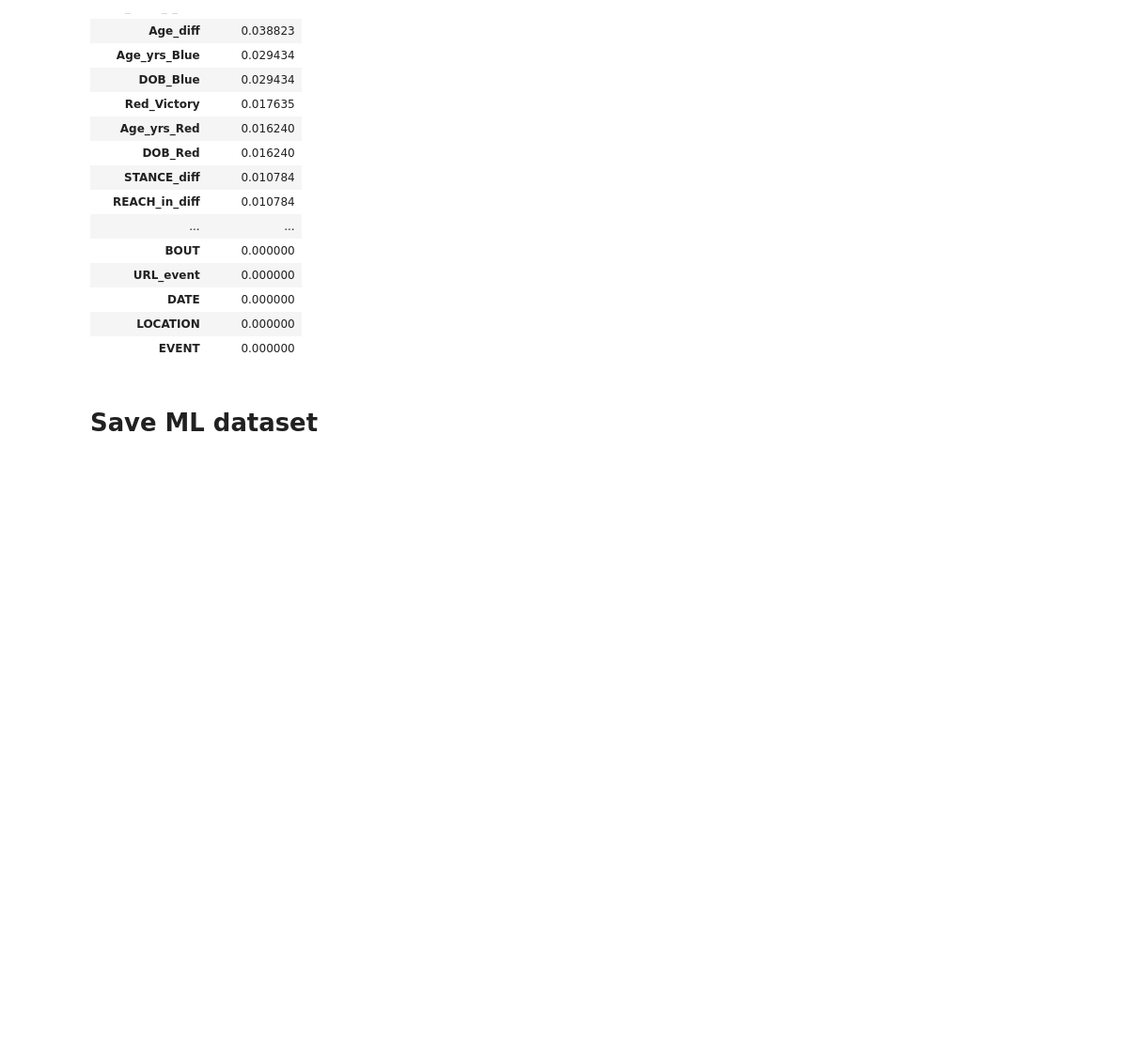
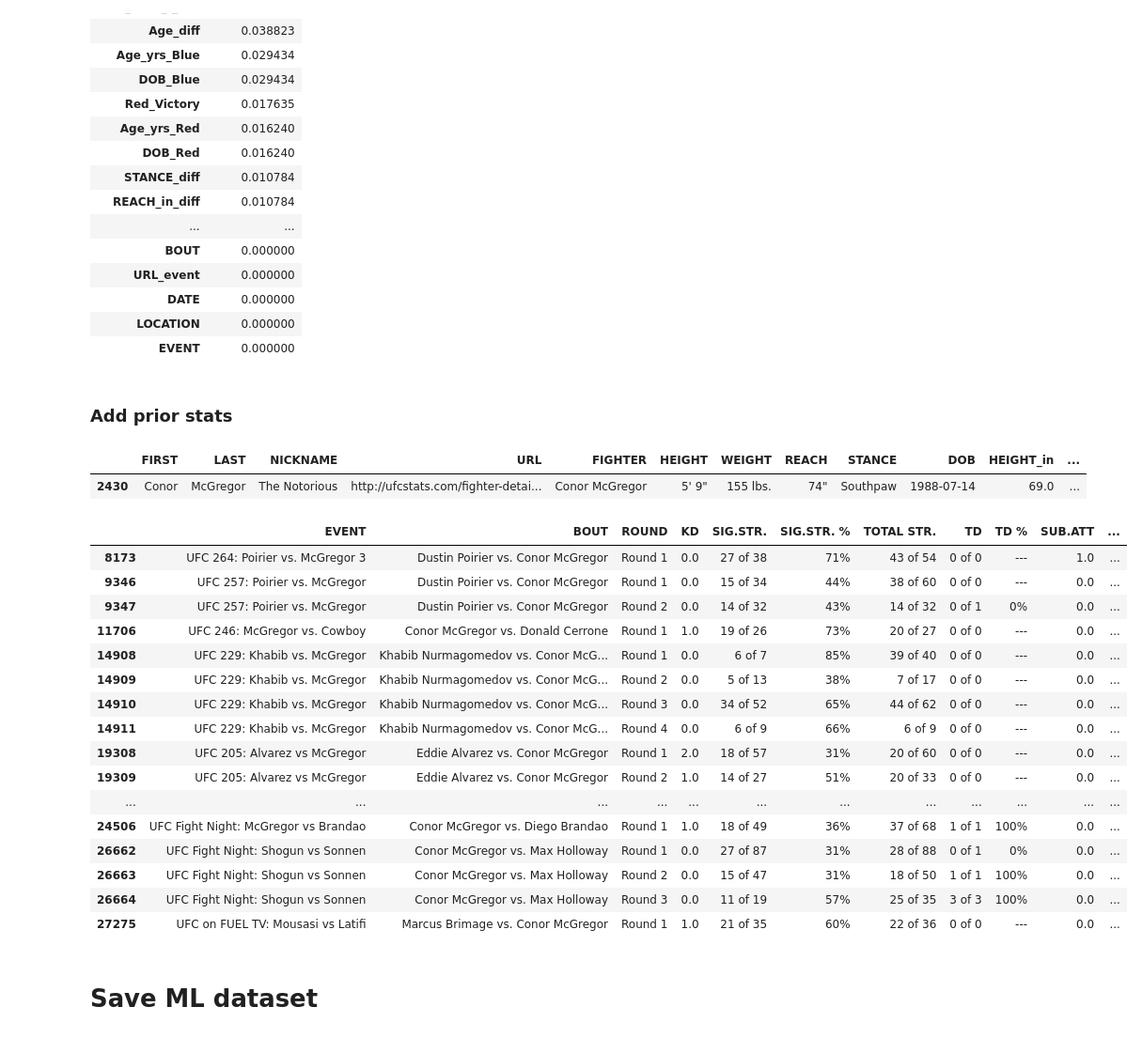
Before and after one commit to jawneller/ufc_analysis, a Jupyter notebook: clean_feature_engineer.ipynb, the cells around one changed output. Shown: that part at 94% size. Cells and saved outputs as stored; diff of their text form; code cells hidden in the pictures; blank space fills up the shorter version.

Commit message:
clean fight stats table

```diff
--- a/clean_feature_engineer.ipynb
+++ b/clean_feature_engineer.ipynb
@@ -156,0 +218,6 @@ df_fighter.sample(3)
+# %%
+# Create derived cols from stat text for all fields of that form
+x_of_y_cols = ['SIG.STR.', 'TOTAL STR.', 'TD', 'HEAD', 'BODY', 'LEG', 'DISTANCE', 'CLINCH', 'GROUND']
+
+for col in x_of_y_cols:
+    df_fight_stats = add_cols_from_stat_text(df_fight_stats, col)
@@ -156,0 +230,3 @@ df_fighter.sample(3)
+# %%
+# Drop the
+df_fight_stats.drop(columns=x_of_y_cols, inplace=True)
@@ -156,0 +235,24 @@ df_fighter.sample(3)
+# %%
+# Extract control time `CTRL` as seconds
+
+def get_seconds(formatted_time: str) -> float:
+    """
+    Converts a formatted time string to seconds.
+
+    Args:
+        formatted_time: A string representing time in the format 'minutes:seconds'.
+
+    Returns:
+        The equivalent time in seconds, or NaN if the format is invalid.
+    """
+
+    # Anything in the wrong format will return nan
+    try:
+        pieces = formatted_time.split(':')
+        return float(pieces[0])*60 + float(pieces[1])
+    except Exception as e:
+        pass
+
+df_fight_stats['CTRL_sec'] = df_fight_stats['CTRL'].apply(get_seconds)
+
+# ctrl.apply(get_seconds)
@@ -157,3 +261,11 @@ df_fighter.sample(3)
+# %%
+df_fight_stats = pd.merge(
+    df_fight_stats,
+    df_event_details[['EVENT', 'DATE']],
+    on='EVENT',
+    how='left',
+    indicator=True
+)
 # %% [markdown]
 # Create `df_fight_all` - Append Event info to Fight Results
 This is only because we will want the event date to use for feature calculation later, and this only lives in the event details table
@@ -608,6 +720,35 @@ df.isna().mean().sort_values(ascending=False).rename('Missing Rate').to_frame()
 | DATE | 0.000000 |
 | LOCATION | 0.000000 |
 | EVENT | 0.000000 |
+# %% [markdown]
+### Add prior stats
+# %%
+df_fighter[df_fighter['FIGHTER'].str.contains('McGregor')]
+# %% [output]
+|  | FIRST | LAST | NICKNAME | URL | FIGHTER | HEIGHT | WEIGHT | REACH | STANCE | DOB | HEIGHT_in | ... |
+| 2430 | Conor | McGregor | The Notorious | http://ufcstats.com/fighter-detai... | Conor McGregor | 5' 9" | 155 lbs. | 74" | Southpaw | 1988-07-14 | 69.0 | ... |
+# %%
+fighter = 'Conor McGregor'
+
+df_fight_stats[df_fight_stats['FIGHTER'] == fighter]
+# %% [output]
+|  | EVENT | BOUT | ROUND | KD | SIG.STR. | SIG.STR. % | TOTAL STR. | TD | TD % | SUB.ATT | ... |
+| 8173 | UFC 264: Poirier vs. McGregor 3 | Dustin Poirier vs. Conor McGregor | Round 1 | 0.0 | 27 of 38 | 71% | 43 of 54 | 0 of 0 | --- | 1.0 | ... |
+| 9346 | UFC 257: Poirier vs. McGregor | Dustin Poirier vs. Conor McGregor | Round 1 | 0.0 | 15 of 34 | 44% | 38 of 60 | 0 of 0 | --- | 0.0 | ... |
+| 9347 | UFC 257: Poirier vs. McGregor | Dustin Poirier vs. Conor McGregor | Round 2 | 0.0 | 14 of 32 | 43% | 14 of 32 | 0 of 1 | 0% | 0.0 | ... |
+| 11706 | UFC 246: McGregor vs. Cowboy | Conor McGregor vs. Donald Cerrone | Round 1 | 1.0 | 19 of 26 | 73% | 20 of 27 | 0 of 0 | --- | 0.0 | ... |
+| 14908 | UFC 229: Khabib vs. McGregor | Khabib Nurmagomedov vs. Conor McG... | Round 1 | 0.0 | 6 of 7 | 85% | 39 of 40 | 0 of 0 | --- | 0.0 | ... |
+| 14909 | UFC 229: Khabib vs. McGregor | Khabib Nurmagomedov vs. Conor McG... | Round 2 | 0.0 | 5 of 13 | 38% | 7 of 17 | 0 of 0 | --- | 0.0 | ... |
+| 14910 | UFC 229: Khabib vs. McGregor | Khabib Nurmagomedov vs. Conor McG... | Round 3 | 0.0 | 34 of 52 | 65% | 44 of 62 | 0 of 0 | --- | 0.0 | ... |
+| 14911 | UFC 229: Khabib vs. McGregor | Khabib Nurmagomedov vs. Conor McG... | Round 4 | 0.0 | 6 of 9 | 66% | 6 of 9 | 0 of 0 | --- | 0.0 | ... |
+| 19308 | UFC 205: Alvarez vs McGregor | Eddie Alvarez vs. Conor McGregor | Round 1 | 2.0 | 18 of 57 | 31% | 20 of 60 | 0 of 0 | --- | 0.0 | ... |
+| 19309 | UFC 205: Alvarez vs McGregor | Eddie Alvarez vs. Conor McGregor | Round 2 | 1.0 | 14 of 27 | 51% | 20 of 33 | 0 of 0 | --- | 0.0 | ... |
+| ... | ... | ... | ... | ... | ... | ... | ... | ... | ... | ... | ... |
+| 24506 | UFC Fight Night: McGregor vs Brandao | Conor McGregor vs. Diego Brandao | Round 1 | 1.0 | 18 of 49 | 36% | 37 of 68 | 1 of 1 | 100% | 0.0 | ... |
+| 26662 | UFC Fight Night: Shogun vs Sonnen | Conor McGregor vs. Max Holloway | Round 1 | 0.0 | 27 of 87 | 31% | 28 of 88 | 0 of 1 | 0% | 0.0 | ... |
+| 26663 | UFC Fight Night: Shogun vs Sonnen | Conor McGregor vs. Max Holloway | Round 2 | 0.0 | 15 of 47 | 31% | 18 of 50 | 1 of 1 | 100% | 0.0 | ... |
+| 26664 | UFC Fight Night: Shogun vs Sonnen | Conor McGregor vs. Max Holloway | Round 3 | 0.0 | 11 of 19 | 57% | 25 of 35 | 3 of 3 | 100% | 0.0 | ... |
+| 27275 | UFC on FUEL TV: Mousasi vs Latifi | Marcus Brimage vs. Conor McGregor | Round 1 | 1.0 | 21 of 35 | 60% | 22 of 36 | 0 of 0 | --- | 0.0 | ... |
 # %% [markdown]
 # Save ML dataset
 # %%
```
Also changed, not shown: parts of 10 cells of this notebook.
